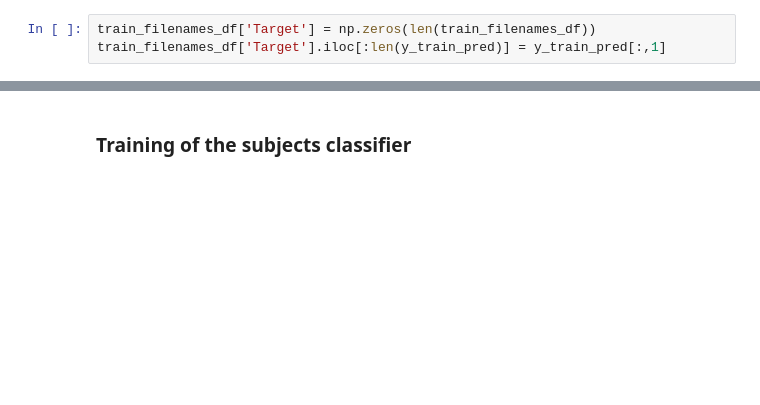
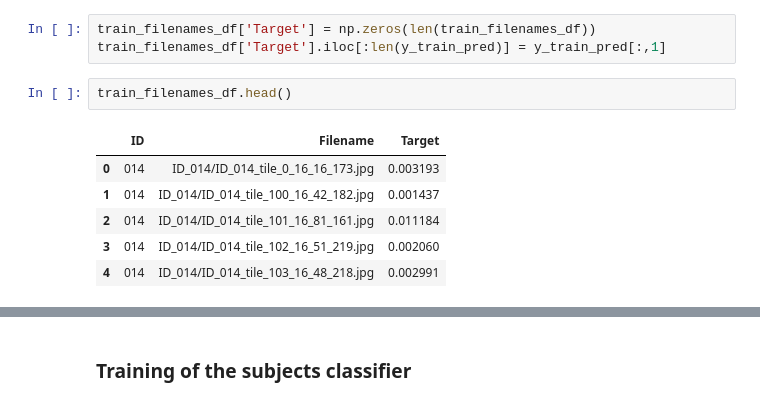
Before and after one commit to jguillon/owkin-challenge-data, a Jupyter notebook: notebooks/transfer_learning.ipynb, the cells around one changed output, grey strips where cells are left out. Cells and saved outputs as stored; diff of their text form; blank space fills up the shorter version.

```diff
--- a/notebooks/transfer_learning.ipynb
+++ b/notebooks/transfer_learning.ipynb
@@ -274,3 +261,12 @@ See the caveats in the documentation: http://pandas.pydata.org/pandas-docs/stabl
 # %%
 train_filenames_df['Target'] = np.zeros(len(train_filenames_df))
 train_filenames_df['Target'].iloc[:len(y_train_pred)] = y_train_pred[:,1]
+# %%
+train_filenames_df.head()
+# %% [output]
+|  | ID | Filename | Target |
+| 0 | 014 | ID_014/ID_014_tile_0_16_16_173.jpg | 0.003193 |
+| 1 | 014 | ID_014/ID_014_tile_100_16_42_182.jpg | 0.001437 |
+| 2 | 014 | ID_014/ID_014_tile_101_16_81_161.jpg | 0.011184 |
+| 3 | 014 | ID_014/ID_014_tile_102_16_51_219.jpg | 0.002060 |
+| 4 | 014 | ID_014/ID_014_tile_103_16_48_218.jpg | 0.002991 |
```
Also changed, not shown: parts of 15 cells of this notebook, 6 other files.
